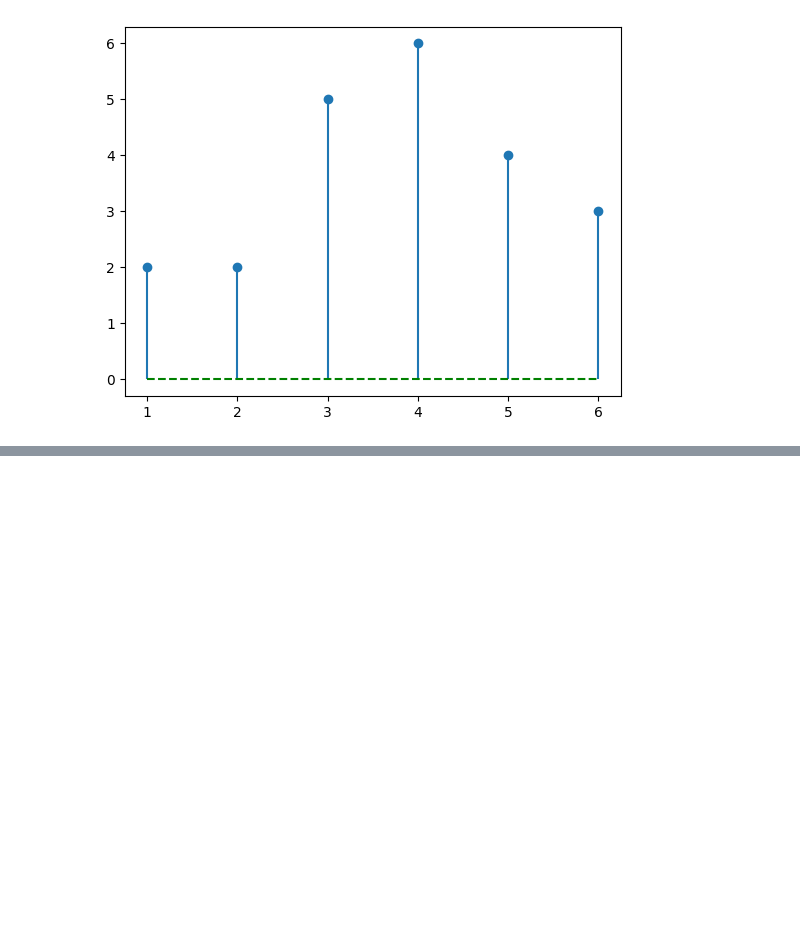
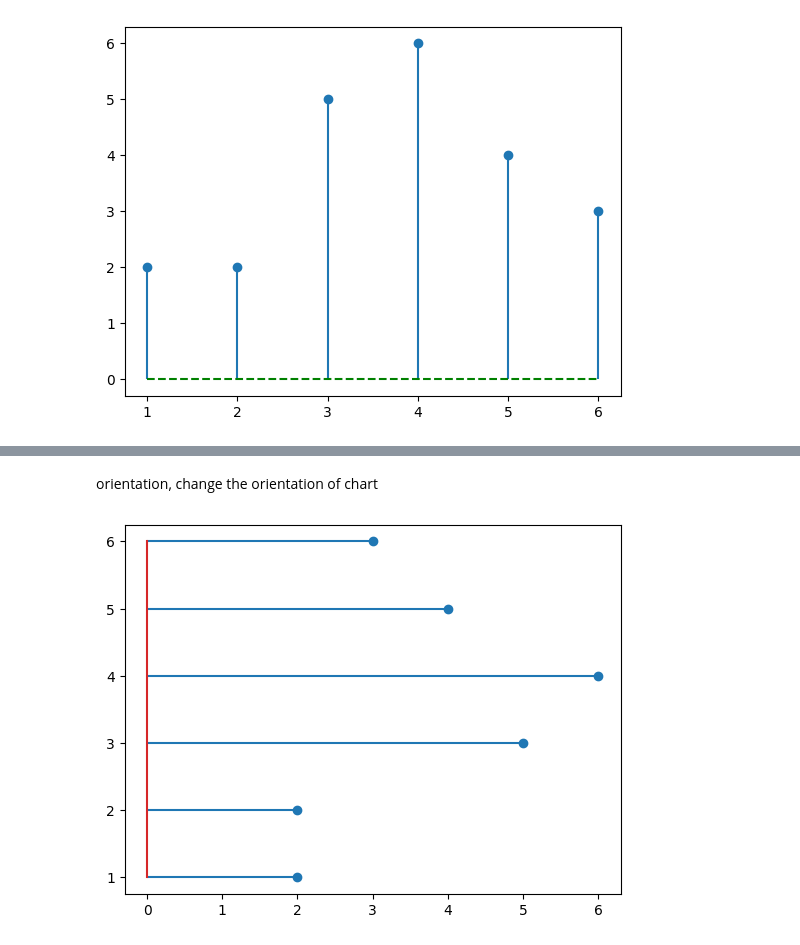
Before and after one commit to Musawer-Afzal/AI-Engineering, a Jupyter notebook: Matplotlib/stem_plot.ipynb, the cells around one changed output, grey strips where cells are left out. Saved outputs shown, nothing was run; the diff lists cells and outputs as text; code cells hidden in the pictures; blank space fills up the shorter version.

```diff
--- a/Matplotlib/stem_plot.ipynb
+++ b/Matplotlib/stem_plot.ipynb
@@ -60,0 +73,11 @@ plt.show()
+# %% [markdown]
+orientation, change the orientation of chart
+# %%
+x = [1, 2, 3, 4, 5, 6]
+y = [2, 2, 5, 6, 4, 3]
+
+plt.stem(x, y, orientation = "horizontal")
+
+plt.show()
+# %% [output]
+[figure, added]
```
Also changed, not shown: parts of 2 cells of this notebook.
